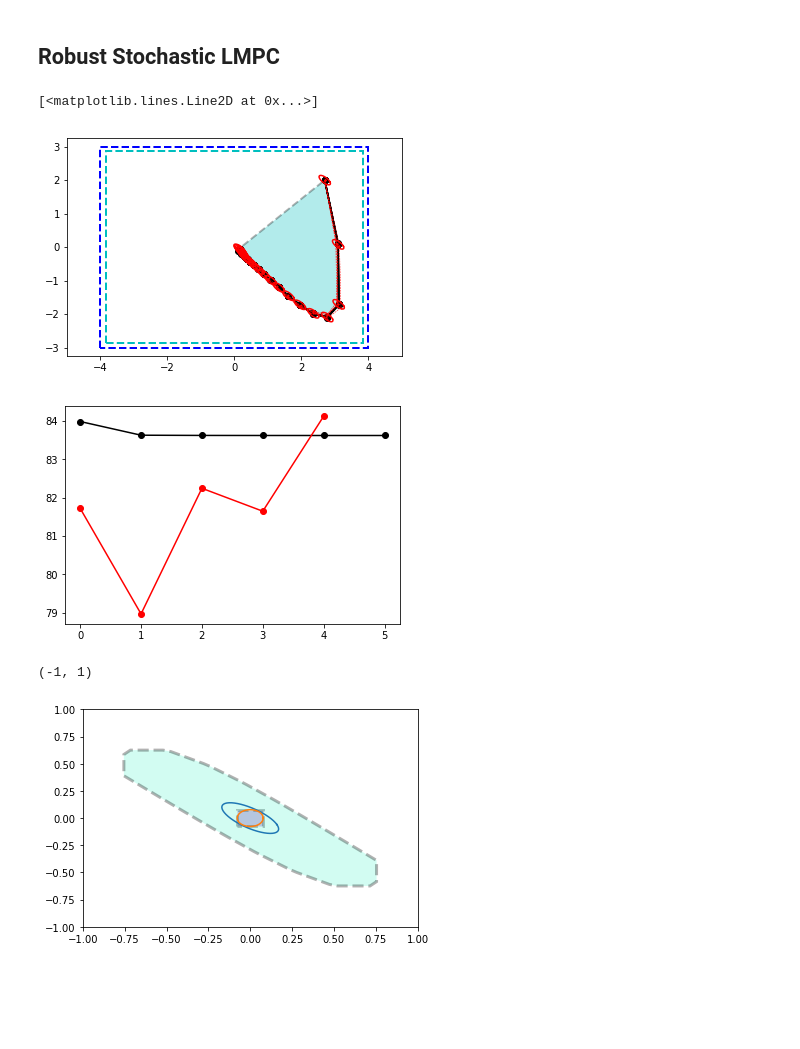
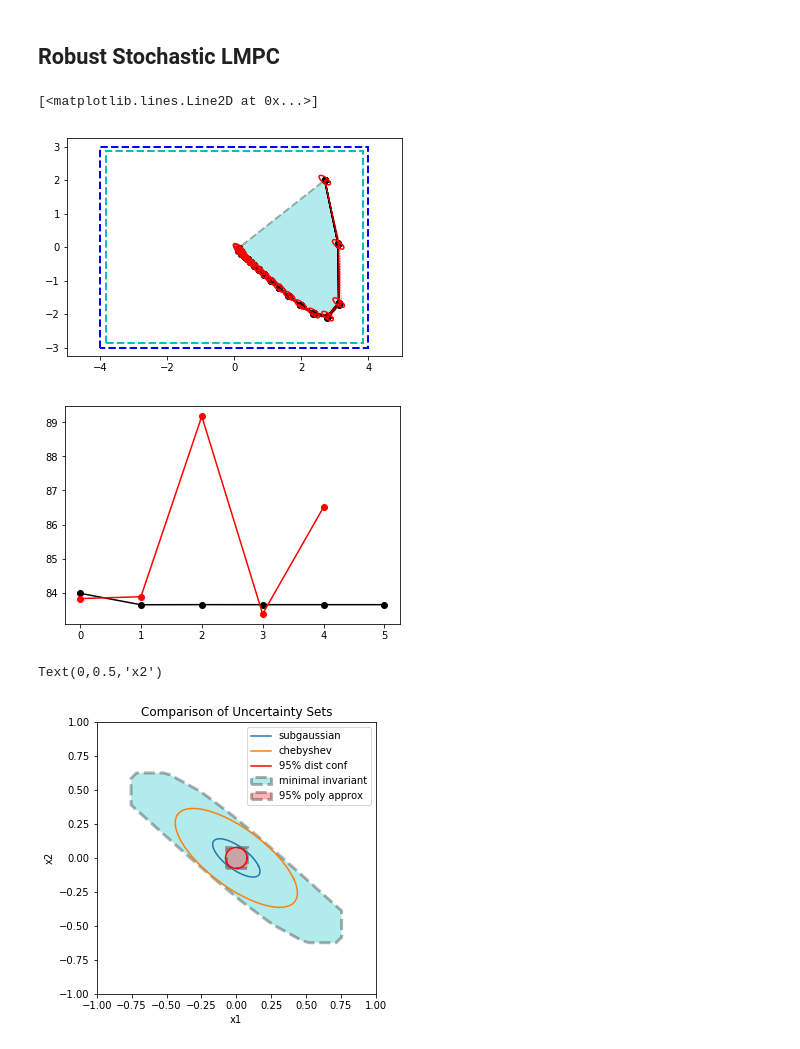
Before and after one commit to GoldeneyeRohan/prediction-uncertainty, a Jupyter notebook: Test Controllers.ipynb, the cells around one changed output. Saved outputs shown, nothing was run; the diff lists cells and outputs as text; code cells hidden in the pictures; blank space fills up the shorter version.

```diff
--- a/Test Controllers.ipynb
+++ b/Test Controllers.ipynb
@@ -33,7 +34,7 @@ disturbance_bound = polytope.box2poly([[-db, db],[-db, db]])
 
 # Experiment Details
 episode_length = 20
-controller_horizon = 5
+controller_horizon = 3
 state_reference = np.zeros(n)
 state_constraints = (state_limits.A, state_limits.b)
 input_constraints = (input_limits.A, input_limits.b)
@@ -173,14 +176,14 @@ plt.ylim(ylims)
 # %% [markdown]
 ## Learning MPC
 # %%
-num_episodes = 5
+num_episodes = 10
 controller = controllers.LTI_LMPC(A_true, B_true, C_true,
                                          controller_horizon,
                                          Q, R, state_reference,
                                          state_constraints, input_constraints)
 h = lambda x, u: x.T @ Q @ x + u.T @ R @ u
-value_function = control_utils.compute_traj_cost(x_init_traj[:-1,:].T, u_init_traj.T, h)
-controller.add_trajectory(x_init_traj[:-1,:].T, u_init_traj.T, value_function)
+value_function = control_utils.compute_traj_cost(x_mpc_traj[:-1,:].T, u_mpc_traj.T, h)
+controller.add_trajectory(x_mpc_traj[:-1,:].T, u_mpc_traj.T, value_function)
 # %%
 for episode in range(num_episodes):
 #     print(episode)
@@ -384,19 +387,26 @@ plt.plot([q[0] for q in true_costs], "ro-")
 # plt.ylim((82,86))
 # %% [output]
 [<matplotlib.lines.Line2D at 0x...>]
-[figure, old version]
+[figure, new version]
-[figure, old version]
+[figure, new version]
 # %%
 terminal_cov = controller.minimal_invariant_covariance / (t ** 2)
-plt.figure()
+t_cheby = uncertainty_utils.calc_t_chebyshev(0.95, n)
+plt.figure(figsize=(5,5))
 ax = plt.gca()
 terminal_set_boundary = uncertainty_utils.get_elipse(t, terminal_cov, np.zeros(n))
 plt.plot(terminal_set_boundary[:,0], terminal_set_boundary[:,1])
-plt.plot(disturbance_set[:,0], disturbance_set[:,1])
-disturbance_bound.plot(ax=ax, alpha=0.3)
-M.plot(ax=ax, alpha=0.3)
+terminal_set_boundary_cheby = uncertainty_utils.get_elipse(t_cheby, terminal_cov, np.zeros(n))
+plt.plot(terminal_set_boundary_cheby[:,0], terminal_set_boundary_cheby[:,1])
+plt.plot(disturbance_set[:,0], disturbance_set[:,1],"r")
+M.plot(ax=ax, alpha=0.3, color="c")
+disturbance_bound.plot(ax=ax, alpha=0.3, color="r")
 plt.xlim((-1,1))
 plt.ylim((-1,1))
+plt.legend(('subgaussian', 'chebyshev', '95% dist conf', 'minimal invariant', '95% poly approx'))
+plt.title("Comparison of Uncertainty Sets")
+plt.xlabel("x1")
+plt.ylabel("x2")
 # %% [output]
-(-1, 1)
+Text(0,0.5,'x2')
-[figure, old version]
+[figure, new version]
```
Also changed, not shown: parts of 17 cells of this notebook, 3 other files.
